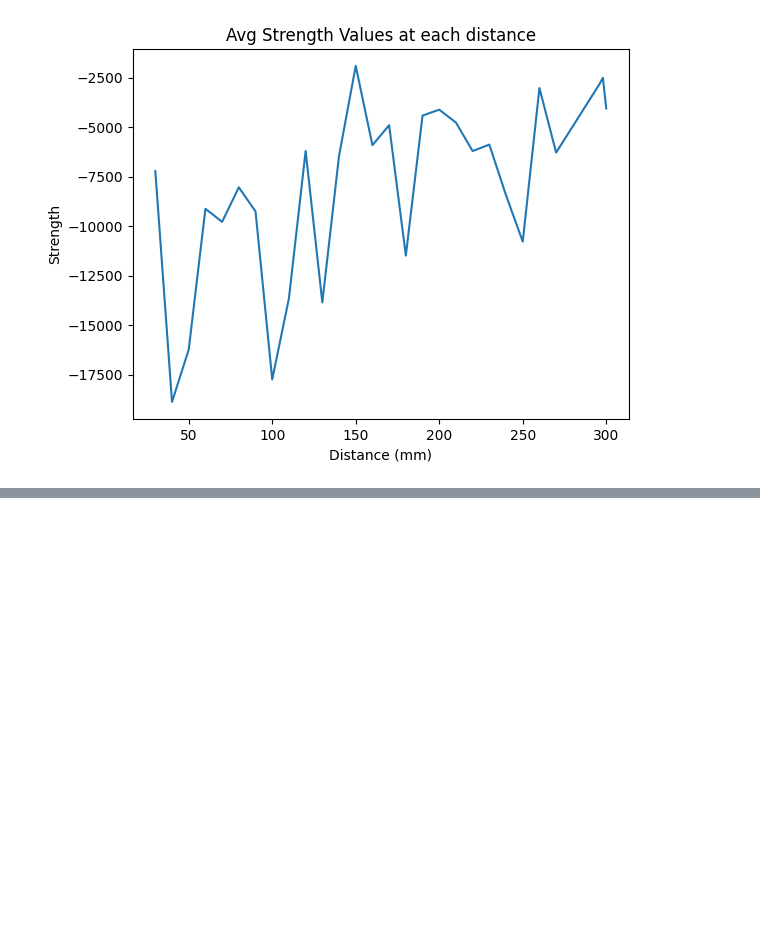
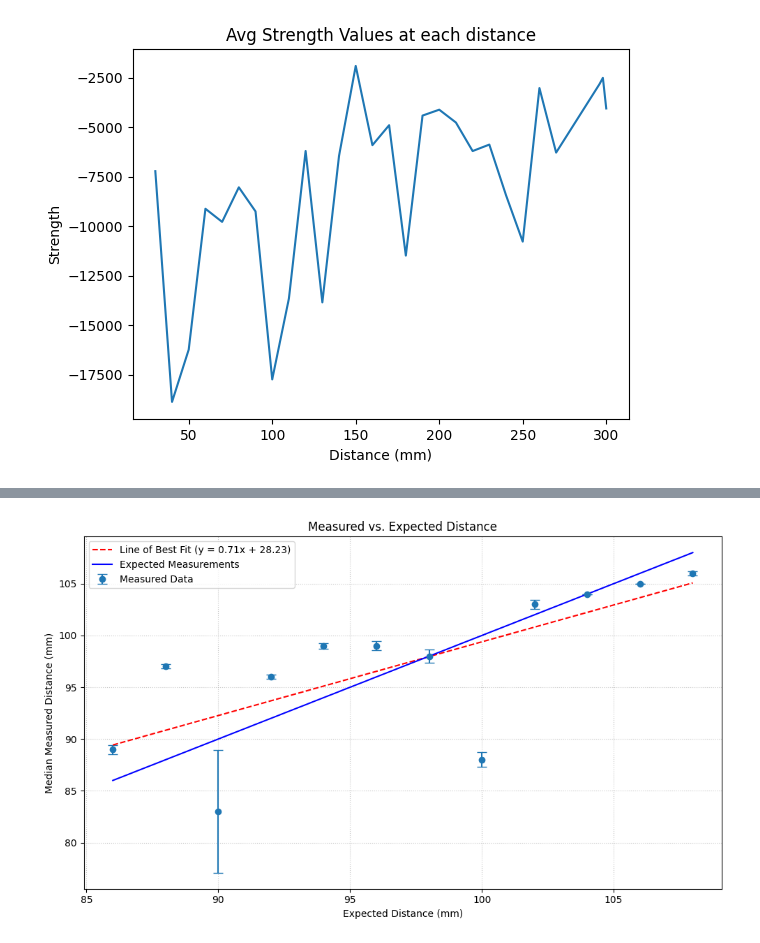
Before and after one commit to ctebow/a121-Benchmarking, a Jupyter notebook: data_analysis/analysis.ipynb, the cells around one changed output, grey strips where cells are left out. Cells and saved outputs as stored; diff of their text form; code cells hidden in the pictures; blank space fills up the shorter version.

```diff
--- a/data_analysis/analysis.ipynb
+++ b/data_analysis/analysis.ipynb
@@ -186,0 +260,9 @@ plot_with_error(df3)
+# %%
+#11-9cm Range
+df = csv_to_dataframe("data/11-9cm_2mm_increment_1.csv")
+df["expected"] = df["expected"] # forgot to update
+
+df = df[df["resgister"] == 0]
+plot_with_error(df, upper_bound=120, mean=False)
+# %% [output]
+[figure, added]
```
Also changed, not shown: parts of 5 cells of this notebook, 10 other files.
